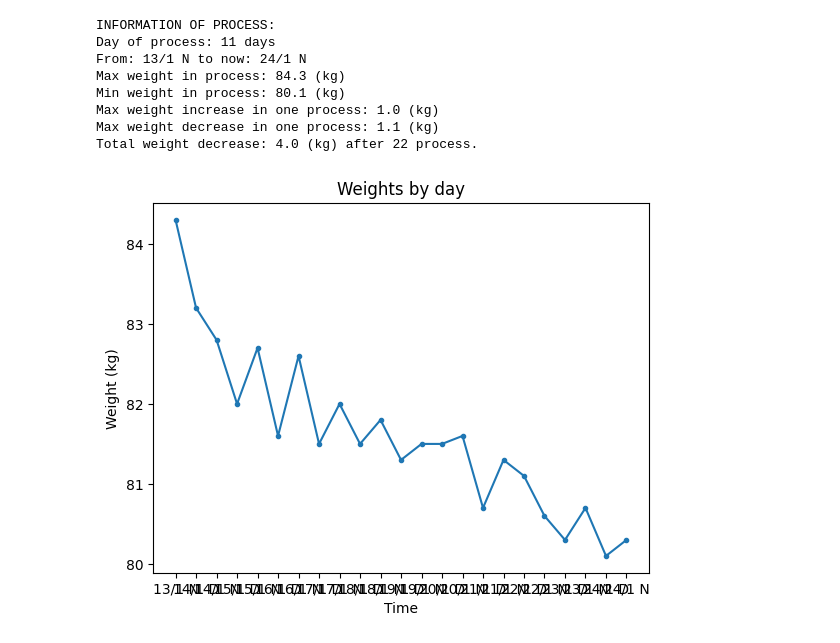
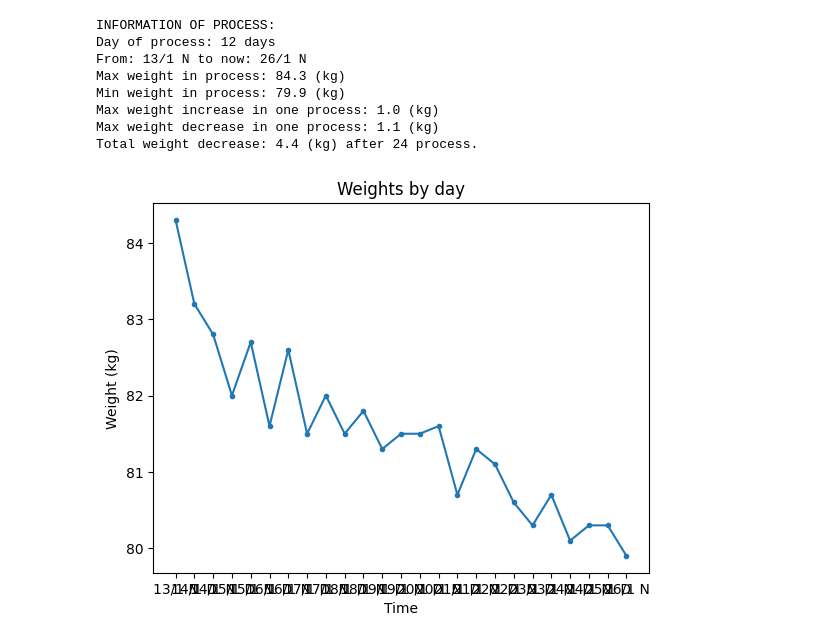
Before and after one commit to thanhbl-hust/Data-structures-and-Algorithms, a Jupyter notebook: train_12_1/weights.ipynb, the cells around one changed output. Saved outputs shown, nothing was run; the diff lists cells and outputs as text; code cells hidden in the pictures.

Commit message:
process

```diff
--- a/train_12_1/weights.ipynb
+++ b/train_12_1/weights.ipynb
@@ -27,42 +27,44 @@ import matplotlib.pyplot as plt
 w = [
     84.3,  83.2,   82.8,   82.0,   82.7,   81.6,   82.6,   81.5,
     82,    81.5,   81.8,   81.3,   81.5,   81.5,   81.6,   80.7,
-    81.3,  81.1,   80.6,   80.3,   80.7,   80.1,   80.3
+    81.3,  81.1,   80.6,   80.3,   80.7,   80.1,   80.3,   80.3,
+    79.9
 ]
 d = [
     '13/1 N', '14/1 D', '14/1 N', '15/1 D', '15/1 N', '16/1 D', '16/1 N', '17/1 D',
     '17/1 N', '18/1 D', '18/1 N', '19/1 D', '19/1 N', '20/1 D', '20/1 N', '21/1 D',
-    '21/1 N', '22/1 D', '22/1 N', '23/1 D', '23/1 N', '24/1 D', '24/1 N'
+    '21/1 N', '22/1 D', '22/1 N', '23/1 D', '23/1 N', '24/1 D', '24/1 N', '25/1 D',
+    '26/1 N'
 ]
 
 
 plt.plot(d, w, marker='.')
 plt.xlabel('Time')
 plt.ylabel('Weight (kg)')
 plt.title('Weights by day')
 
 #oneday has 2 parameters, 0:00 and after wake up
 maxIncrease, maxDecrease = findMaxandMin(w)
 
 print("INFORMATION OF PROCESS:")
 print(f'Day of process: {int(len(w) / 2)} days')
 print(f'From: {d[0]} to now: {d[len(d) - 1]}')
 print(f'Max weight in process: {round(max(w), 2)} (kg)')
 print(f'Min weight in process: {round(min(w), 2)} (kg)')
 print(f'Max weight increase in one process: {round(maxIncrease, 2)} (kg)')
 print(f'Max weight decrease in one process: {-1 * round(maxDecrease, 2)} (kg)')
 print(f'Total weight decrease: {round(abs(w[len(w) - 1] - w[0]), 1)} (kg) after {len(w) - 1} process.')
 plt.show()
 # %% [output]
 INFORMATION OF PROCESS:
-Day of process: 11 days
-From: 13/1 N to now: 24/1 N
+Day of process: 12 days
+From: 13/1 N to now: 26/1 N
 Max weight in process: 84.3 (kg)
-Min weight in process: 80.1 (kg)
+Min weight in process: 79.9 (kg)
 Max weight increase in one process: 1.0 (kg)
 Max weight decrease in one process: 1.1 (kg)
-Total weight decrease: 4.0 (kg) after 22 process.
+Total weight decrease: 4.4 (kg) after 24 process.
-[figure, old version]
+[figure, new version]
 # %%
 de, inc = countDeandIn(w)
 de_percent = 100 * (round(de / (de + inc), 3))
```
Also changed, not shown: parts of 1 cell of this notebook.
